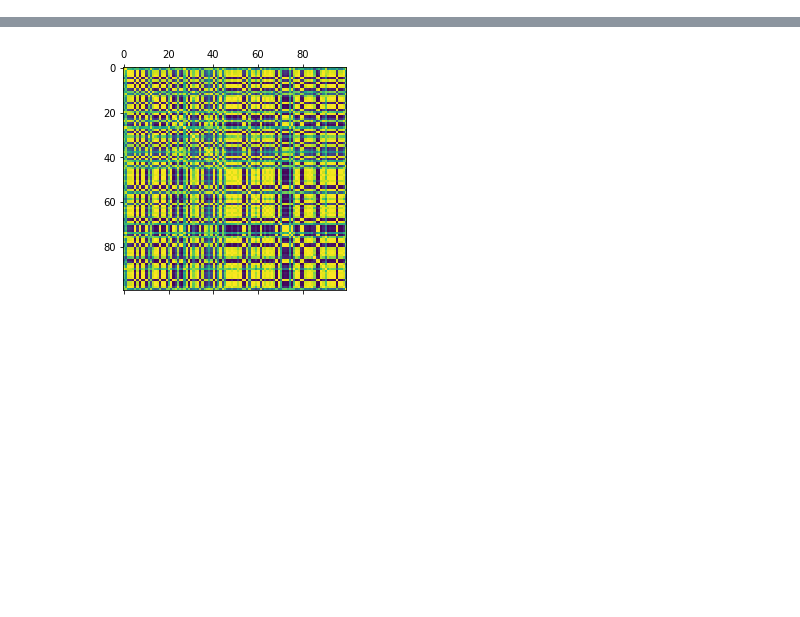
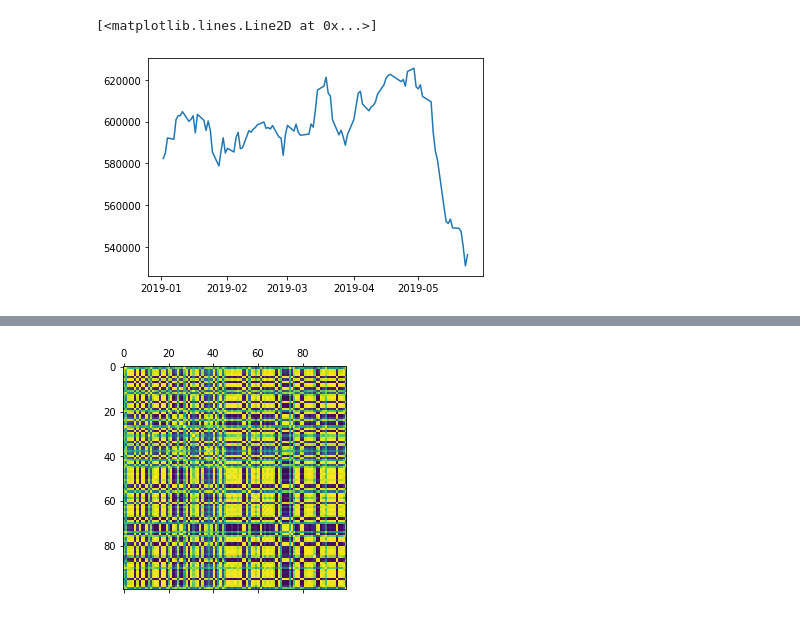
Before and after one commit to ninjananjo/Portfolio-Advisor, a Jupyter notebook: Portfolio Advisor.ipynb, the cells around one changed output, grey strips where cells are left out. Drawn from its saved outputs; the diff is of its cells as text; code cells hidden in the pictures; blank space fills up the shorter version.

```diff
--- a/Portfolio Advisor.ipynb
+++ b/Portfolio Advisor.ipynb
@@ -74 +87,8 @@ test.mul(2)
+# %%
+startdate = '2019/01/01'
+enddate = '2019/06/01'
+portfolio_yahoo_data = get_yahoo_finance_data(dict_portfolio['ticker'],startdate,enddate,dict_portfolio['units'])
+portfolio_yahoo_data_total = portfolio_yahoo_data.groupby(['Date']).sum()
+portfolio_yahoo_data_total['ticker']='My Portfolio'
+#portfolio_yahoo_data_total
 # %%
@@ -76,6 +96 @@ test.mul(2)
 ftse_tickers = pd.read_csv('FTSE100_tickers.csv')
-# %%
-startdate = '2019/05/01'
-stocks = ['VOD.L', 'ITV.L']
-data = get_yahoo_finance_data(ftse_tickers['ticker'], startdate)
-data
@@ -102 +97,7 @@ data
+# %%
+ftse_yahoo_data = get_yahoo_finance_data(ftse_tickers['ticker'], startdate,enddate)
+#ftse_yahoo_data
+# %%
+df = pd.concat([portfolio_yahoo_data_total, ftse_yahoo_data])
+#df
 # %%
@@ -124,0 +116,6 @@ ftse_correlation
+# %%
+portfolio_plot = df[df['ticker']=='My Portfolio']
+plt.plot(portfolio_plot['Adj Close'])
+# %% [output]
+[<matplotlib.lines.Line2D at 0x...>]
+[figure, added]
```
Also changed, not shown: parts of 10 cells of this notebook, 1 other file.
